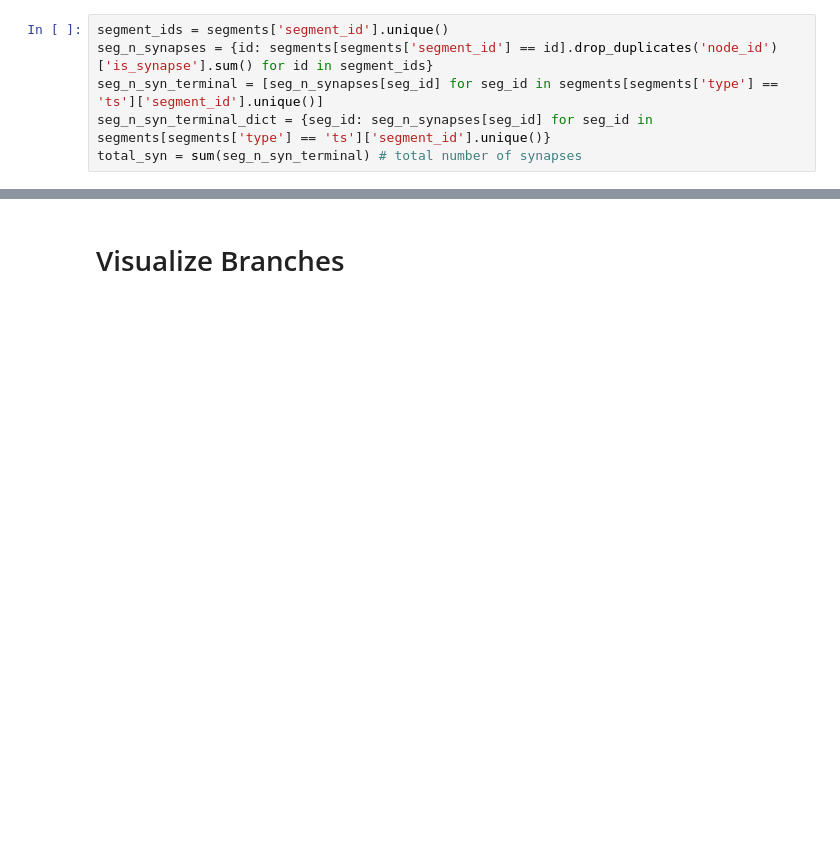
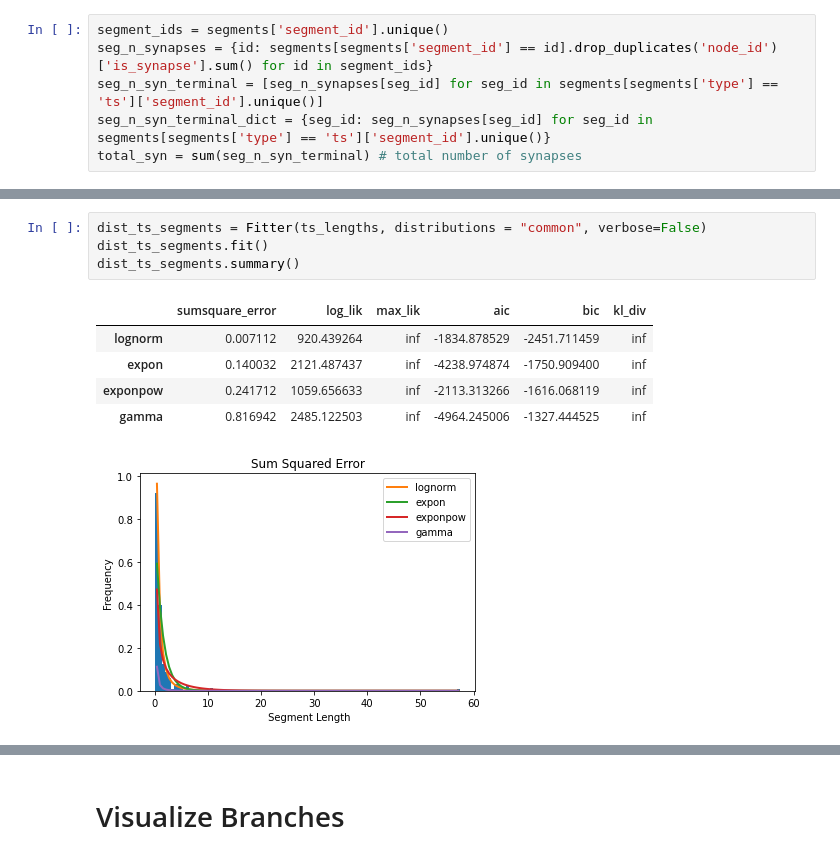
Before and after one commit to amandapiya/SURF2020, a Jupyter notebook: Visualization_Synapse Endings.ipynb, the cells around one changed output, grey strips where cells are left out. Cells and saved outputs as stored; diff of their text form; blank space fills up the shorter version.

```diff
--- a/Visualization_Synapse Endings.ipynb
+++ b/Visualization_Synapse Endings.ipynb
@@ -179,0 +155,11 @@ print(node_ids_db)
+# %%
+dist_ts_segments = Fitter(ts_lengths, distributions = "common", verbose=False)
+dist_ts_segments.fit()
+dist_ts_segments.summary()
+# %% [output]
+|  | sumsquare_error | log_lik | max_lik | aic | bic | kl_div |
+| lognorm | 0.007112 | 920.439264 | inf | -1834.878529 | -2451.711459 | inf |
+| expon | 0.140032 | 2121.487437 | inf | -4238.974874 | -1750.909400 | inf |
+| exponpow | 0.241712 | 1059.656633 | inf | -2113.313266 | -1616.068119 | inf |
+| gamma | 0.816942 | 2485.122503 | inf | -4964.245006 | -1327.444525 | inf |
+[figure, added]
```
Also changed, not shown: parts of 28 cells of this notebook, 2 other files.
